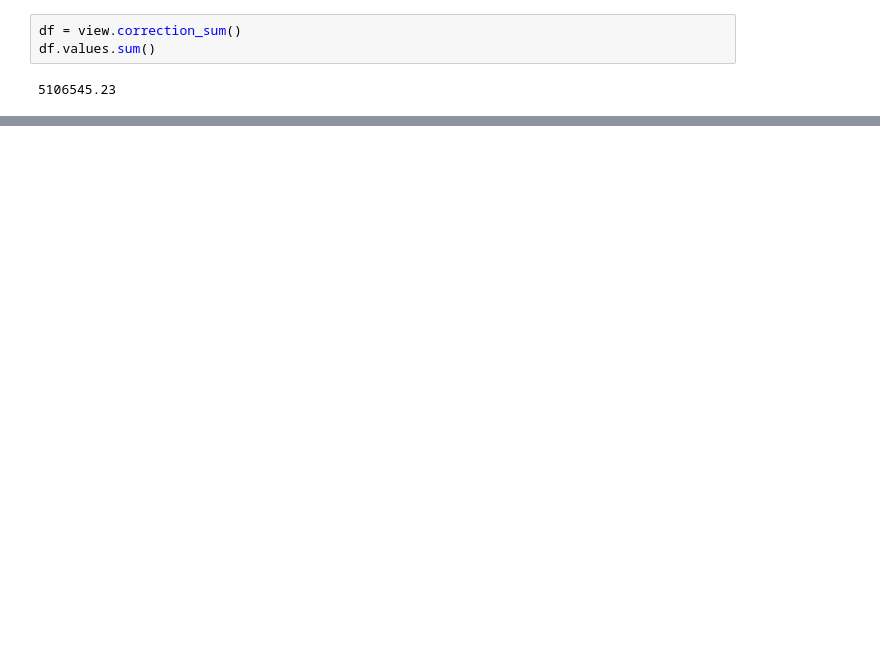
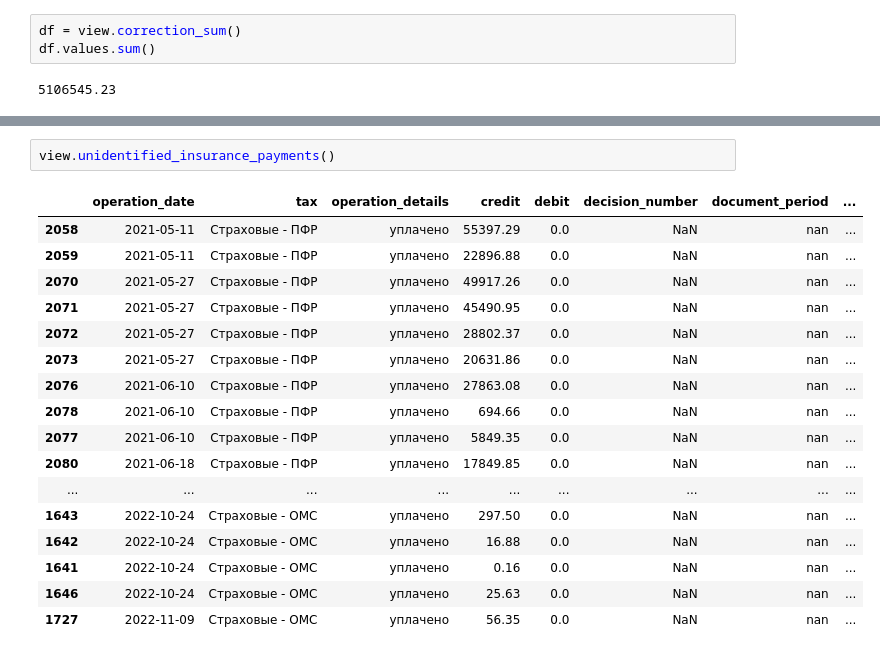
Before and after one commit to mxxlovescode/balanceTax, a Jupyter notebook: TaxBalance/mining.ipynb, the cells around one changed output, grey strips where cells are left out. Drawn from its saved outputs; the diff is of its cells as text; blank space fills up the shorter version.

```diff
--- a/TaxBalance/mining.ipynb
+++ b/TaxBalance/mining.ipynb
@@ -96,0 +140,20 @@ df[mask][view.COLUMNS_READABLE].credit.sum()
+# %%
+view.unidentified_insurance_payments()
+# %% [output]
+|  | operation_date | tax | operation_details | credit | debit | decision_number | document_period | ... |
+| 2058 | 2021-05-11 | Страховые - ПФР | уплачено | 55397.29 | 0.0 | NaN | nan | ... |
+| 2059 | 2021-05-11 | Страховые - ПФР | уплачено | 22896.88 | 0.0 | NaN | nan | ... |
+| 2070 | 2021-05-27 | Страховые - ПФР | уплачено | 49917.26 | 0.0 | NaN | nan | ... |
+| 2071 | 2021-05-27 | Страховые - ПФР | уплачено | 45490.95 | 0.0 | NaN | nan | ... |
+| 2072 | 2021-05-27 | Страховые - ПФР | уплачено | 28802.37 | 0.0 | NaN | nan | ... |
+| 2073 | 2021-05-27 | Страховые - ПФР | уплачено | 20631.86 | 0.0 | NaN | nan | ... |
+| 2076 | 2021-06-10 | Страховые - ПФР | уплачено | 27863.08 | 0.0 | NaN | nan | ... |
+| 2078 | 2021-06-10 | Страховые - ПФР | уплачено | 694.66 | 0.0 | NaN | nan | ... |
+| 2077 | 2021-06-10 | Страховые - ПФР | уплачено | 5849.35 | 0.0 | NaN | nan | ... |
+| 2080 | 2021-06-18 | Страховые - ПФР | уплачено | 17849.85 | 0.0 | NaN | nan | ... |
+| ... | ... | ... | ... | ... | ... | ... | ... | ... |
+| 1643 | 2022-10-24 | Страховые - ОМС | уплачено | 297.50 | 0.0 | NaN | nan | ... |
+| 1642 | 2022-10-24 | Страховые - ОМС | уплачено | 16.88 | 0.0 | NaN | nan | ... |
+| 1641 | 2022-10-24 | Страховые - ОМС | уплачено | 0.16 | 0.0 | NaN | nan | ... |
+| 1646 | 2022-10-24 | Страховые - ОМС | уплачено | 25.63 | 0.0 | NaN | nan | ... |
+| 1727 | 2022-11-09 | Страховые - ОМС | уплачено | 56.35 | 0.0 | NaN | nan | ... |
```
Also changed, not shown: parts of 7 cells of this notebook, 2 other files.
